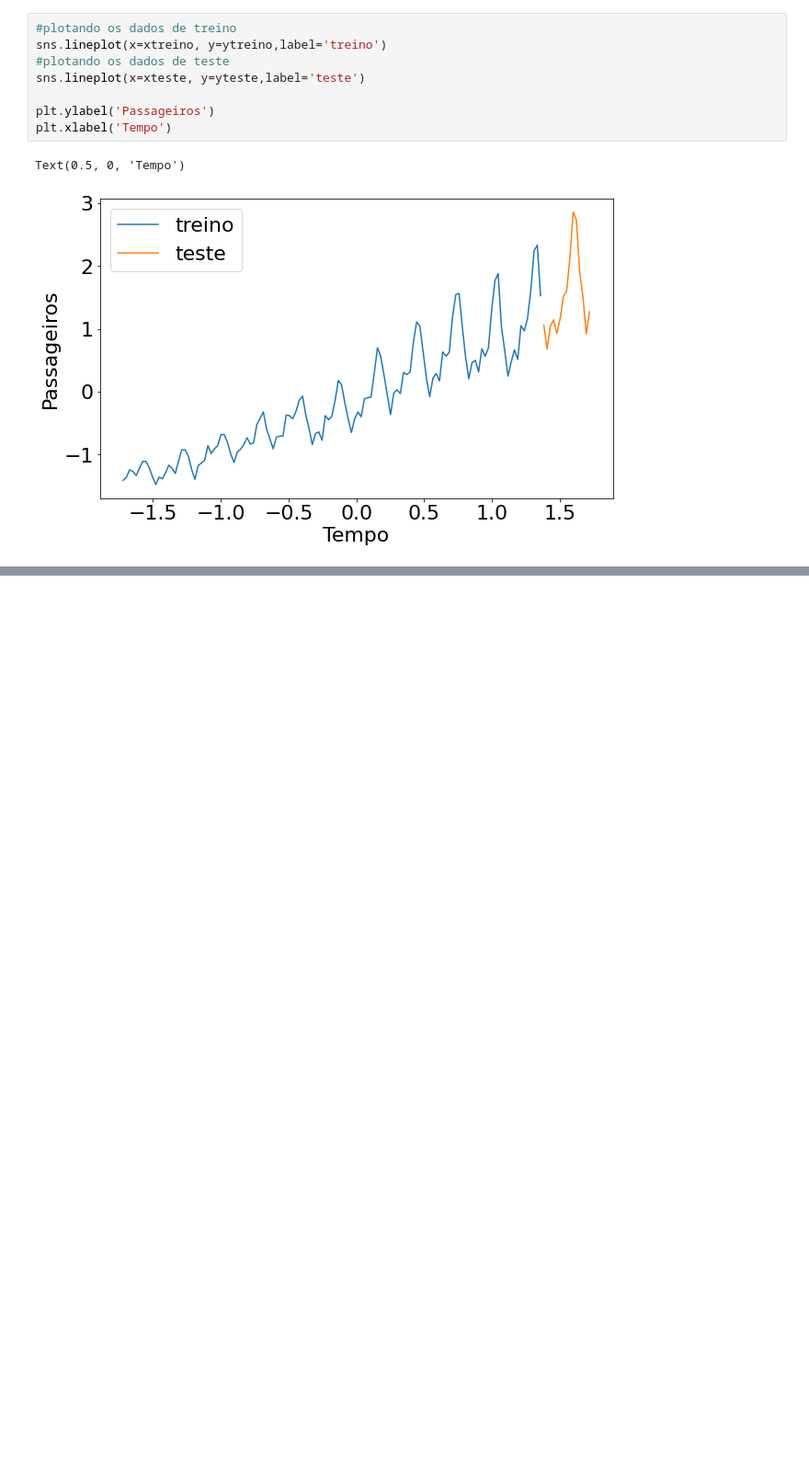
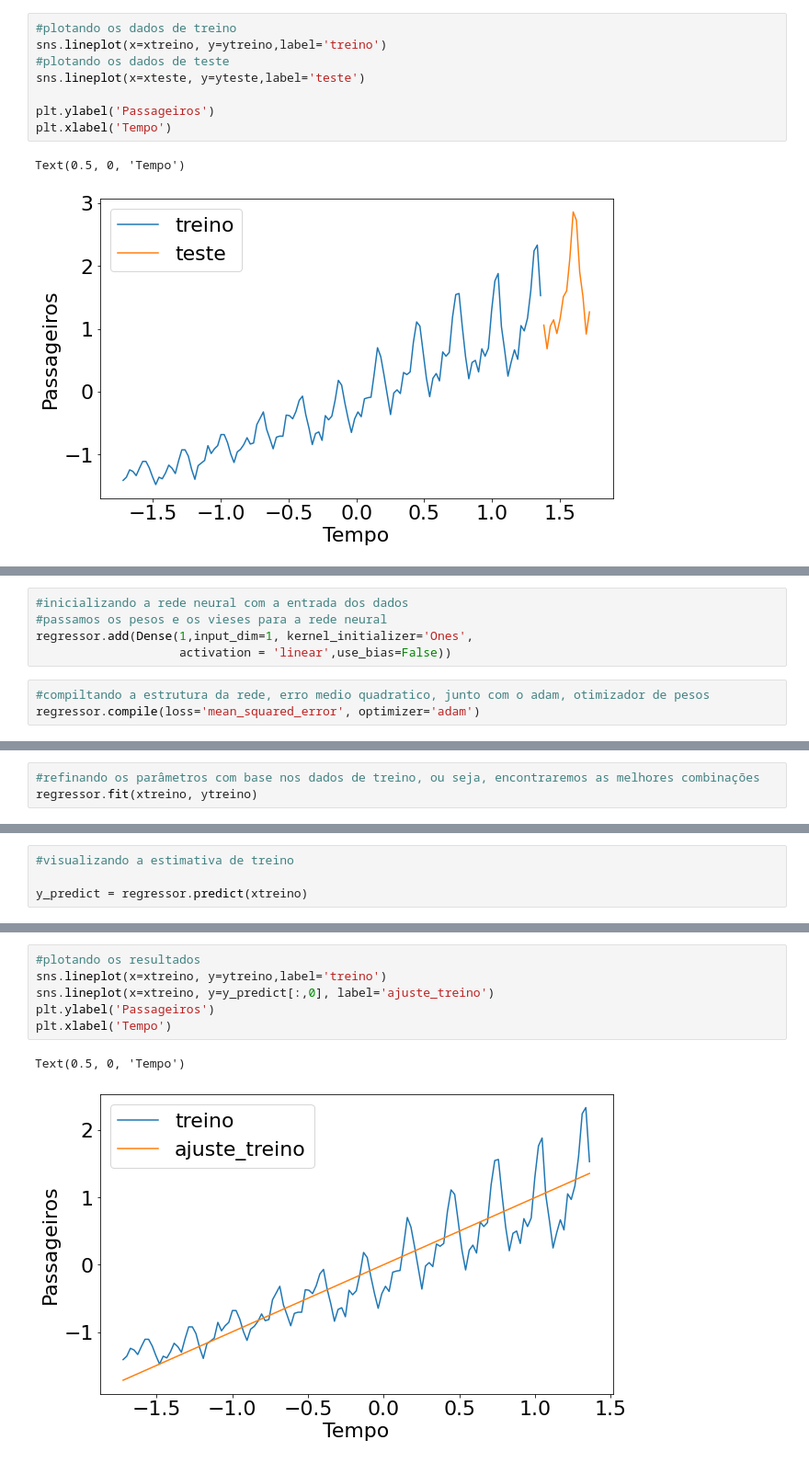
Before and after one commit to Renato-Ribeiroo/Cursos-Python, a Jupyter notebook: Curso Machine Learning Avançada/Deep Learning previsão com Keras/Previsões com Keras.ipynb, the cells around one changed output, grey strips where cells are left out. Shown at 92% size. Saved outputs shown, nothing was run; the diff lists cells and outputs as text; blank space fills up the shorter version.

```diff
--- a/Curso Machine Learning Avançada/Deep Learning previsão com Keras/Previsões com Keras.ipynb
+++ b/Curso Machine Learning Avançada/Deep Learning previsão com Keras/Previsões com Keras.ipynb
@@ -96,0 +101,8 @@ Text(0.5, 0, 'Tempo')
+# %%
+#inicializando a rede neural com a entrada dos dados
+#passamos os pesos e os vieses para a rede neural
+regressor.add(Dense(1,input_dim=1, kernel_initializer='Ones',
+                    activation = 'linear',use_bias=False))
+# %%
+#compiltando a estrutura da rede, erro medio quadratico, junto com o adam, otimizador de pesos
+regressor.compile(loss='mean_squared_error', optimizer='adam')
@@ -96,0 +125,3 @@ Text(0.5, 0, 'Tempo')
+# %%
+#refinando os parâmetros com base nos dados de treino, ou seja, encontraremos as melhores combinações
+regressor.fit(xtreino, ytreino)
@@ -96,0 +131,4 @@ Text(0.5, 0, 'Tempo')
+# %%
+#visualizando a estimativa de treino
+
+y_predict = regressor.predict(xtreino)
@@ -96,0 +137,9 @@ Text(0.5, 0, 'Tempo')
+# %%
+#plotando os resultados
+sns.lineplot(x=xtreino, y=ytreino,label='treino')
+sns.lineplot(x=xtreino, y=y_predict[:,0], label='ajuste_treino')
+plt.ylabel('Passageiros')
+plt.xlabel('Tempo')
+# %% [output]
+Text(0.5, 0, 'Tempo')
+[figure, added]
```
Also changed, not shown: parts of 20 cells of this notebook.
